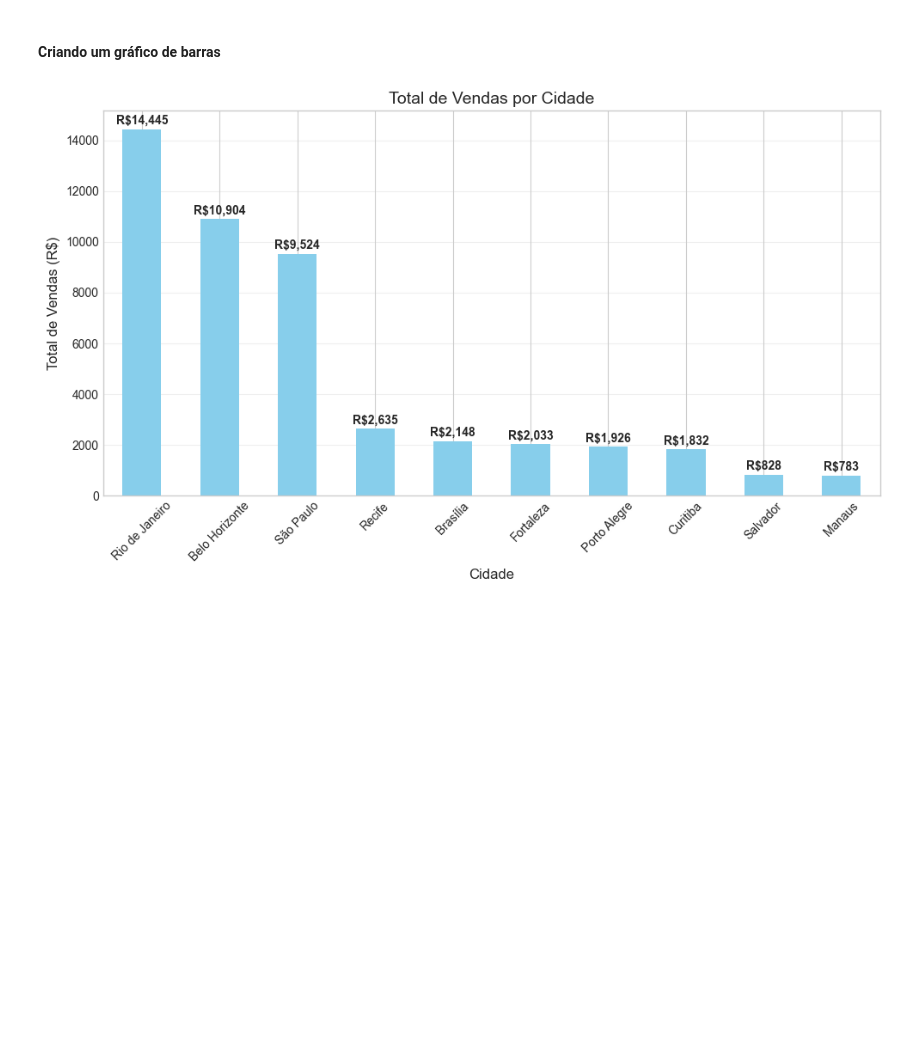
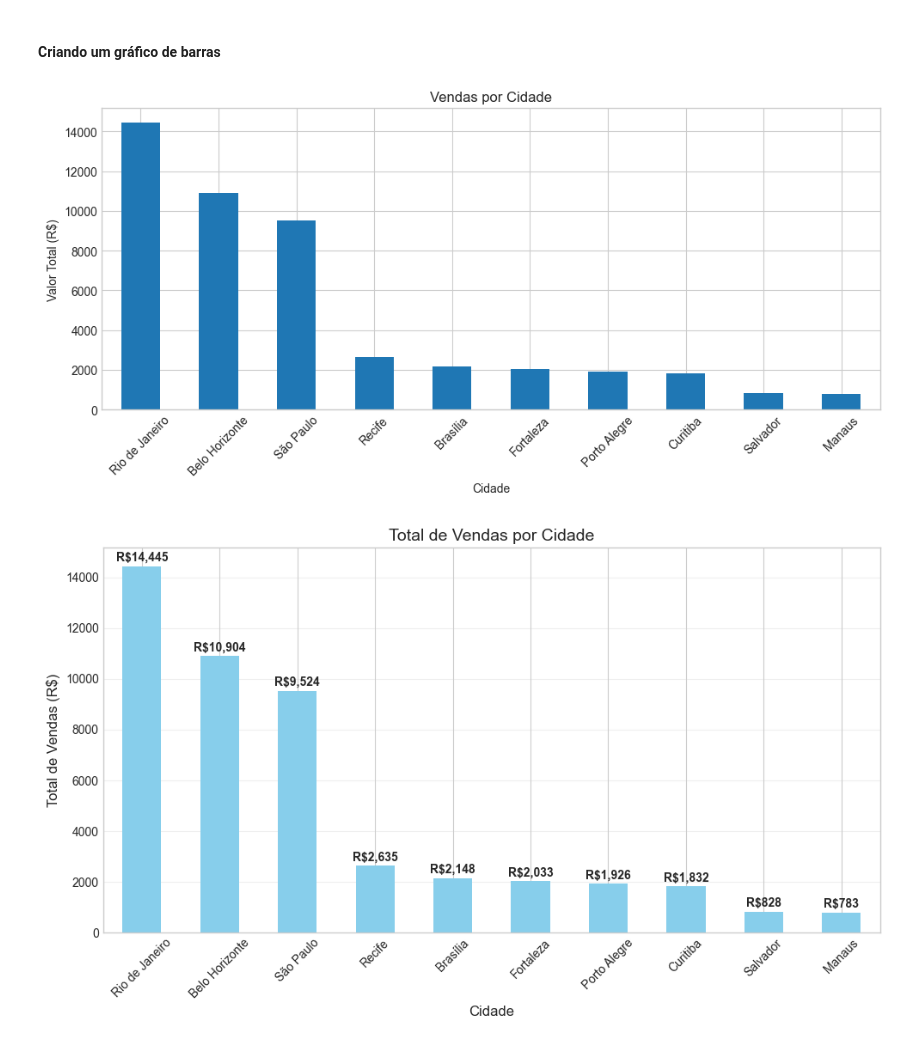
Before and after one commit to WesleySiNeves/2.curso-engenharia-dados-bigdata, a Jupyter notebook: Big Data e Analise de Dados/1.Big Data/8.Fundamentos de Python para Análise de Dados/3.Exercícios práticos com pequenos conjuntos de dados.ipynb, the cells around one changed output. Cells and saved outputs as stored; diff of their text form; code cells hidden in the pictures; blank space fills up the shorter version.

```diff
--- a/Big Data e Analise de Dados/1.Big Data/8.Fundamentos de Python para Análise de Dados/3.Exercícios práticos com pequenos conjuntos de dados.ipynb
+++ b/Big Data e Analise de Dados/1.Big Data/8.Fundamentos de Python para Análise de Dados/3.Exercícios práticos com pequenos conjuntos de dados.ipynb
@@ -104,6 +125,17 @@ Manaus              783.0
 Name: Valor_Total, dtype: float64
 # %% [markdown]
 #### Criando um gráfico de barras
+# %%
+# Gráfico simples
+plt.figure(figsize=(10, 5))
+vendas_por_cidade.plot(kind='bar')
+plt.title('Vendas por Cidade')
+plt.ylabel('Valor Total (R$)')
+plt.xticks(rotation=45)
+plt.tight_layout()
+plt.show()
+# %% [output]
+[figure, added]
 # %%
 
 # Criando um gráfico de barras
```
Also changed, not shown: parts of 15 cells of this notebook, 4 other files.
